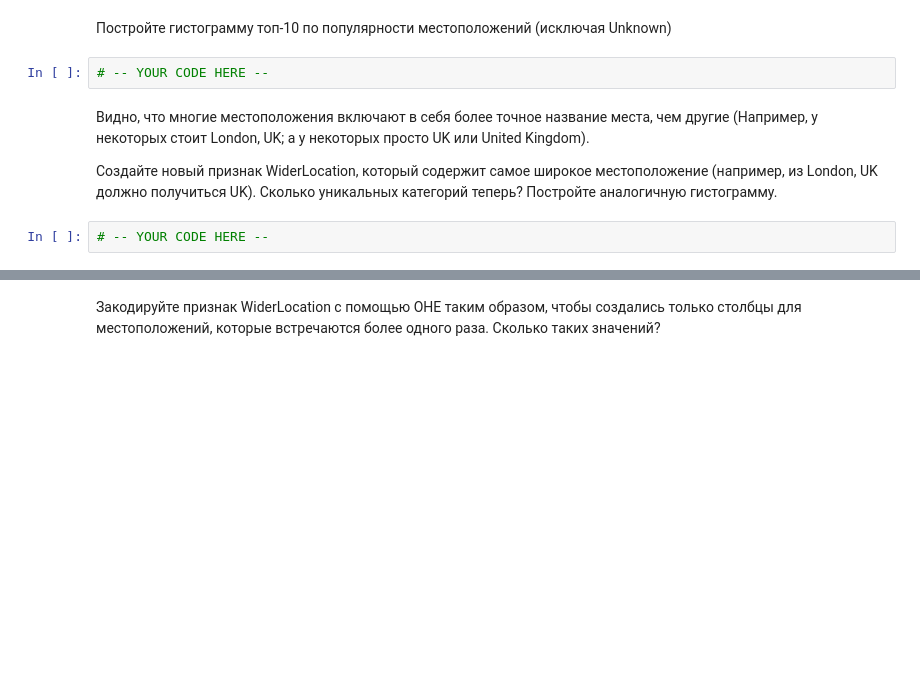
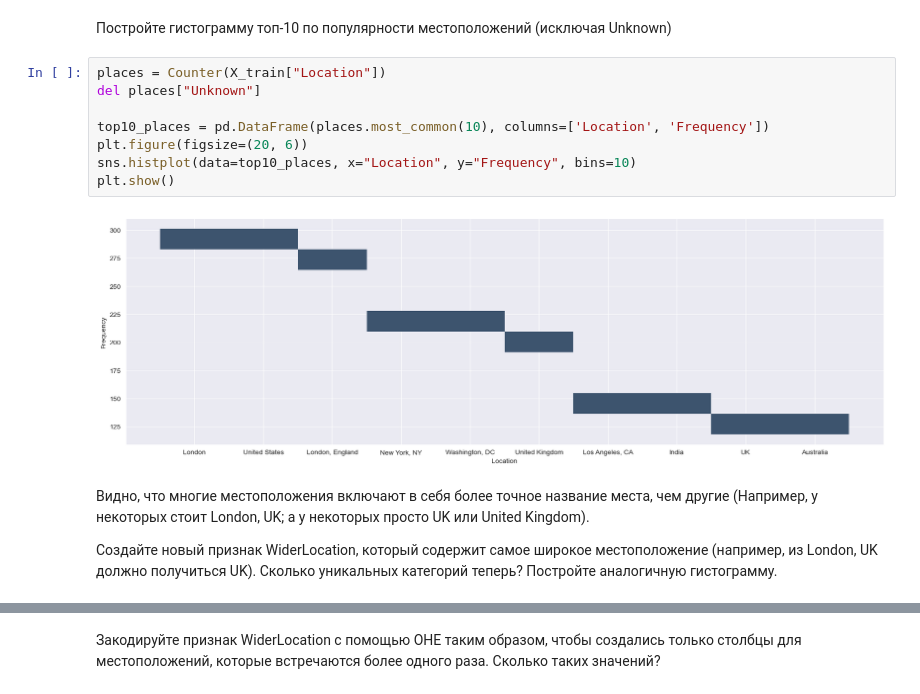
Before and after one commit to Vdmrl/HSE-IDA-ML, a Jupyter notebook: hw6-texts-classification/hw06_texts.ipynb, the cells around one changed output, grey strips where cells are left out. Drawn from its saved outputs; the diff is of its cells as text; blank space fills up the shorter version.

```diff
--- a/hw6-texts-classification/hw06_texts.ipynb
+++ b/hw6-texts-classification/hw06_texts.ipynb
@@ -601,10 +927,16 @@ from sklearn.preprocessing import StandardScaler
 # %% [markdown]
 Постройте гистограмму топ-10 по популярности местоположений (исключая Unknown)
-# %%
-# -- YOUR CODE HERE --
+# %%
+places = Counter(X_train["Location"])
+del places["Unknown"]
+
+top10_places = pd.DataFrame(places.most_common(10), columns=['Location', 'Frequency'])
+plt.figure(figsize=(20, 6))
+sns.histplot(data=top10_places, x="Location", y="Frequency", bins=10)
+plt.show()
+# %% [output]
+[figure, added]
 # %% [markdown]
 Видно, что многие местоположения включают в себя более точное название места, чем другие (Например, у некоторых стоит London, UK; а у некоторых просто UK или United Kingdom).
 
 Создайте новый признак WiderLocation, который содержит самое широкое местоположение (например, из London, UK должно получиться UK). Сколько уникальных категорий теперь? Постройте аналогичную гистограмму.
-# %%
-# -- YOUR CODE HERE --
```
Also changed, not shown: parts of 89 cells of this notebook.
